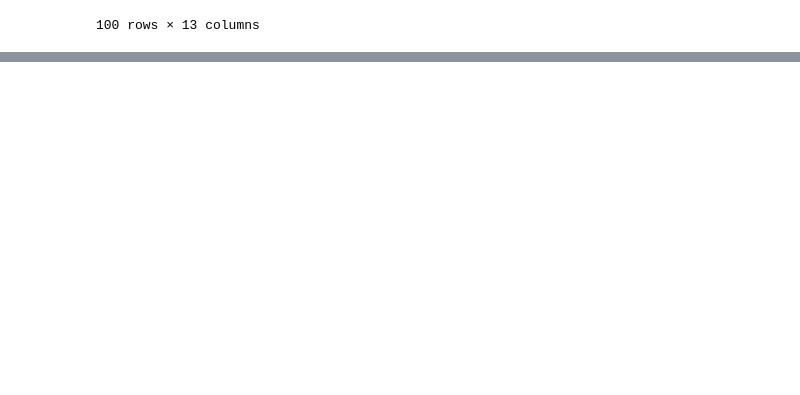
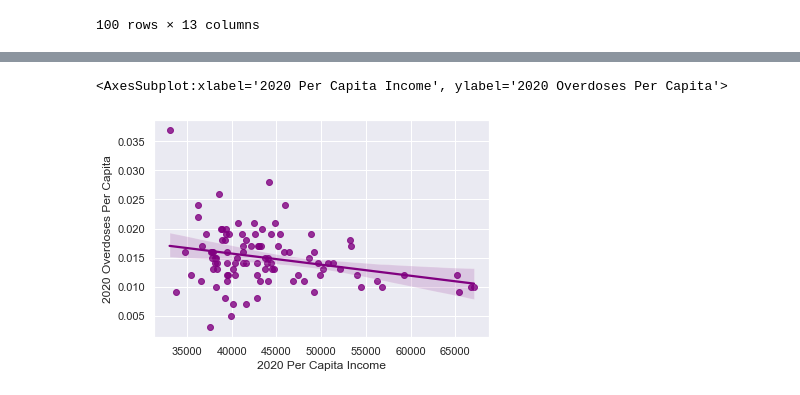
Before and after one commit to ecruz99/income-vs-od-NC, a Jupyter notebook: Project.ipynb, the cells around one changed output, grey strips where cells are left out. Drawn from its saved outputs; the diff is of its cells as text; code cells hidden in the pictures; blank space fills up the shorter version.

```diff
--- a/Project.ipynb
+++ b/Project.ipynb
@@ -150,0 +166,5 @@ finalData.head(100)
+# %%
+sns.regplot(x='2020 Per Capita Income', y="2020 Overdoses Per Capita", data=finalData, color ='purple')
+# %% [output]
+<AxesSubplot:xlabel='2020 Per Capita Income', ylabel='2020 Overdoses Per Capita'>
+[figure, added]
```
Also changed, not shown: parts of 2 cells of this notebook.
